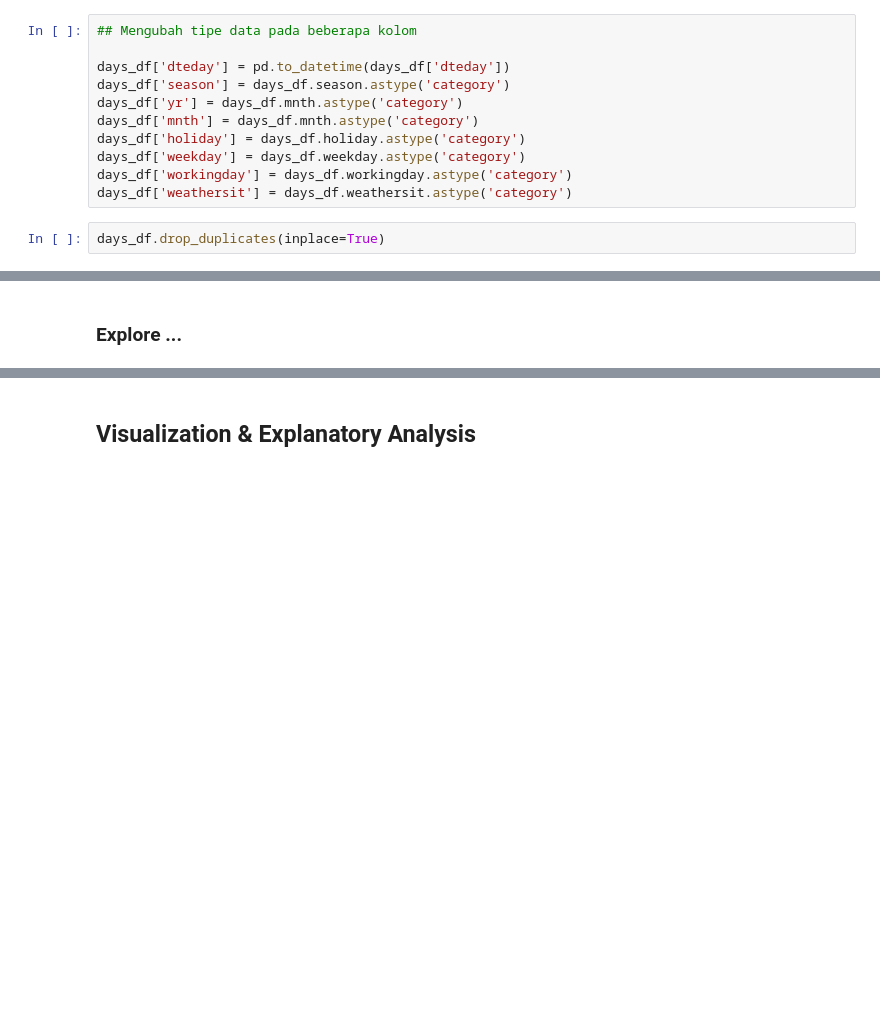
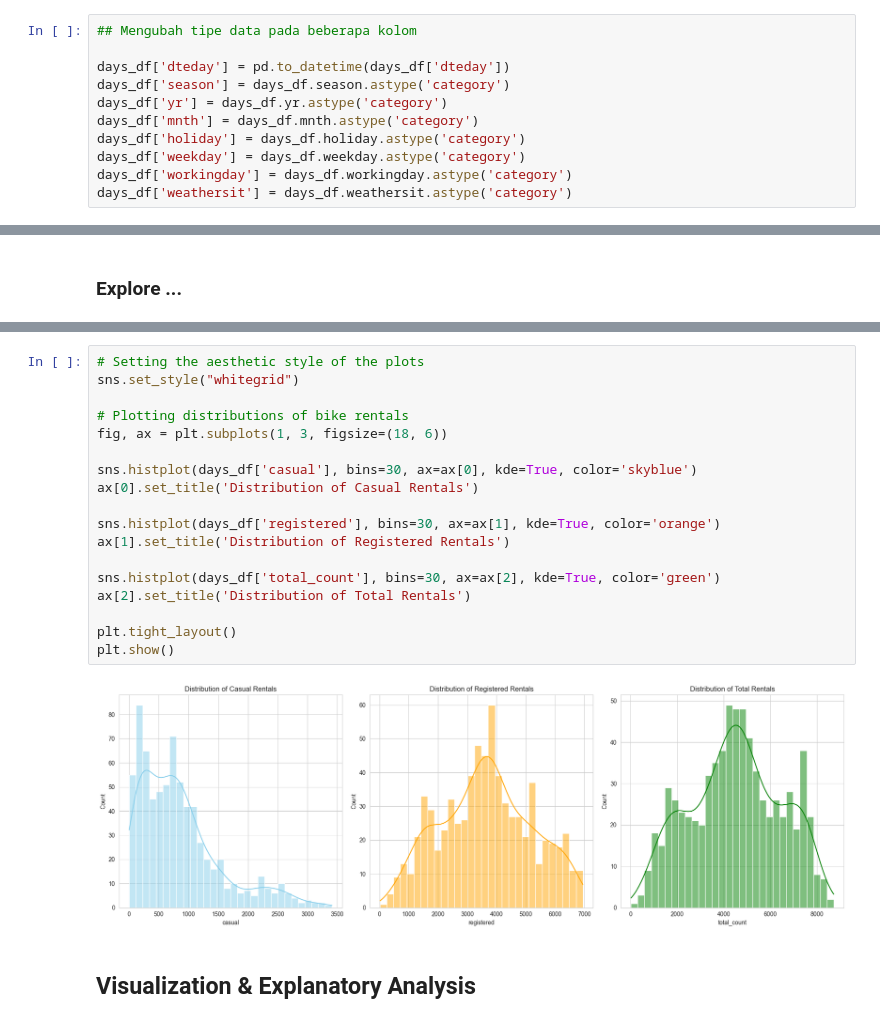
Before and after one commit to mhmdarieffh/Bike-Share-Project, a Jupyter notebook: Proyek_Analisis_Data.ipynb, the cells around one changed output, grey strips where cells are left out. Drawn from its saved outputs; the diff is of its cells as text; blank space fills up the shorter version.

```diff
--- a/Proyek_Analisis_Data.ipynb
+++ b/Proyek_Analisis_Data.ipynb
@@ -158,14 +160,12 @@ Jumlah duplikasi:  0
 
 days_df['dteday'] = pd.to_datetime(days_df['dteday'])
 days_df['season'] = days_df.season.astype('category')
-days_df['yr'] = days_df.mnth.astype('category')
+days_df['yr'] = days_df.yr.astype('category')
 days_df['mnth'] = days_df.mnth.astype('category')
 days_df['holiday'] = days_df.holiday.astype('category')
 days_df['weekday'] = days_df.weekday.astype('category')
 days_df['workingday'] = days_df.workingday.astype('category')
 days_df['weathersit'] = days_df.weathersit.astype('category')
-# %%
-days_df.drop_duplicates(inplace=True)
 # %%
 # Drop kolom yang tidak digunakan dalam data
 days_df = days_df.drop("instant", axis=1)
@@ -226,3 +257,23 @@ days_df.head(10)
+# %%
+# Setting the aesthetic style of the plots
+sns.set_style("whitegrid")
+
+# Plotting distributions of bike rentals
+fig, ax = plt.subplots(1, 3, figsize=(18, 6))
+
+sns.histplot(days_df['casual'], bins=30, ax=ax[0], kde=True, color='skyblue')
+ax[0].set_title('Distribution of Casual Rentals')
+
+sns.histplot(days_df['registered'], bins=30, ax=ax[1], kde=True, color='orange')
+ax[1].set_title('Distribution of Registered Rentals')
+
+sns.histplot(days_df['total_count'], bins=30, ax=ax[2], kde=True, color='green')
+ax[2].set_title('Distribution of Total Rentals')
+
+plt.tight_layout()
+plt.show()
+# %% [output]
+[figure, added]
 # %% [markdown]
 ## Visualization & Explanatory Analysis
 # %% [markdown]
```
Also changed, not shown: parts of 15 cells of this notebook, 4 other files.
